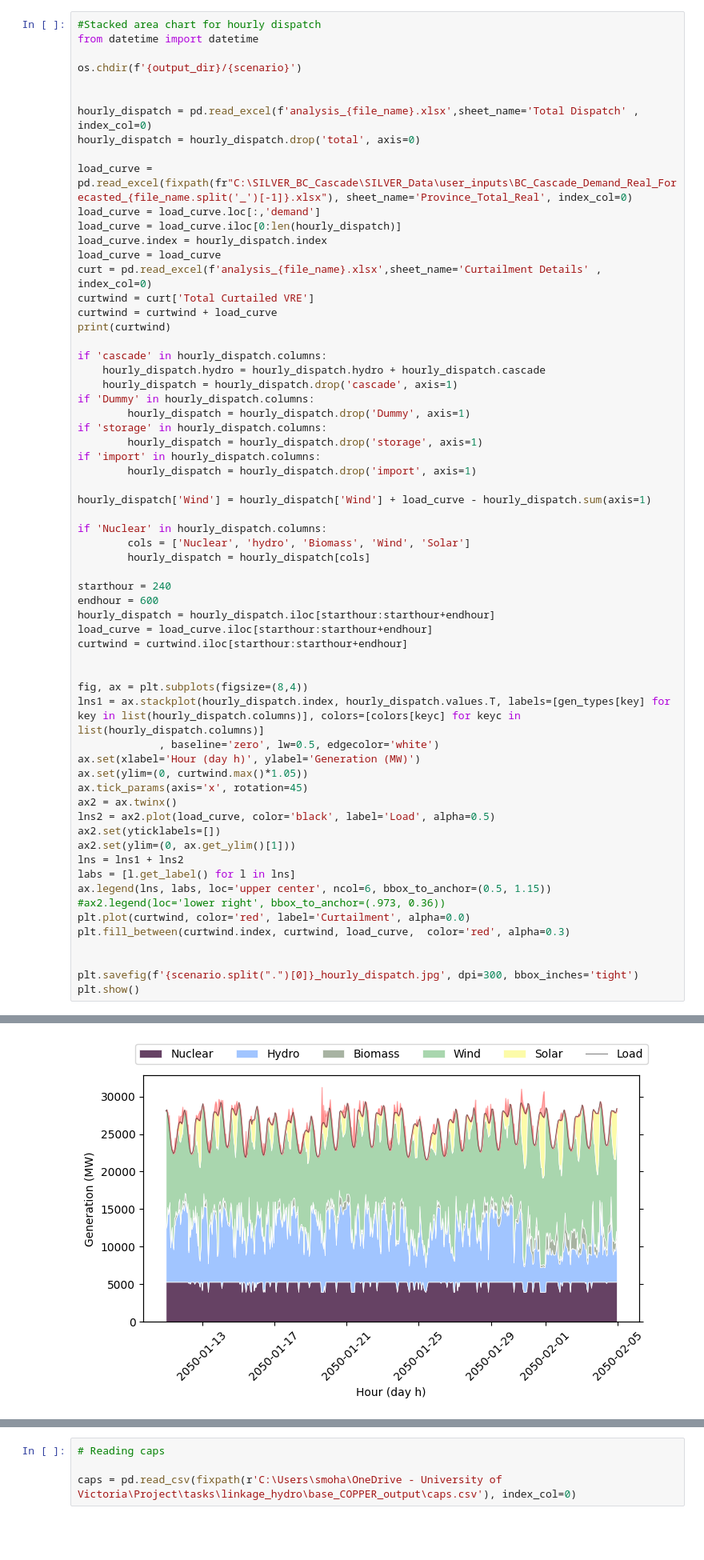
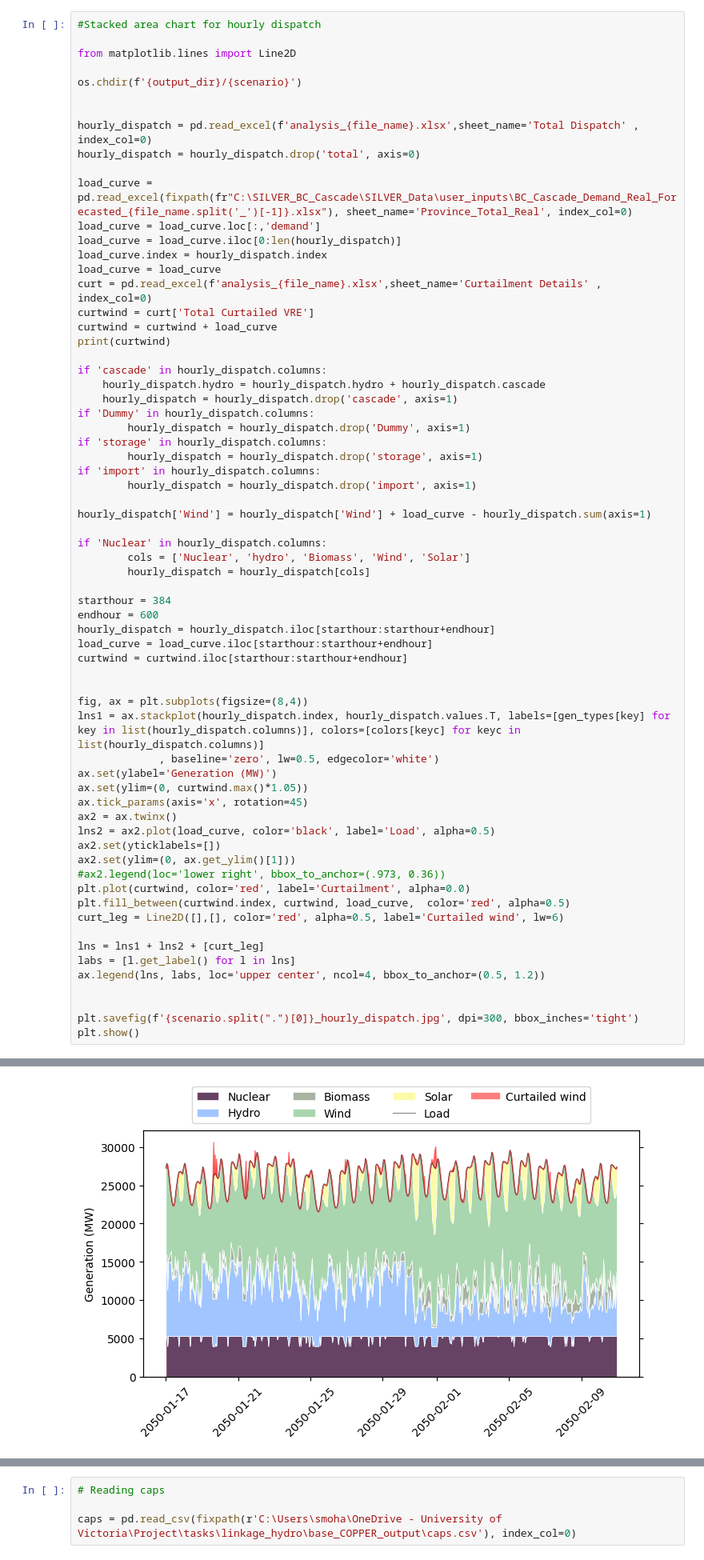
Before and after one commit to smmiri/COPPER_improvement, a Jupyter notebook: visualization/visualization_SILVER.ipynb, the cells around one changed output, grey strips where cells are left out. Shown: that part at 80% size. Drawn from its saved outputs; the diff is of its cells as text; blank space fills up the shorter version.

```diff
--- a/visualization/visualization_SILVER.ipynb
+++ b/visualization/visualization_SILVER.ipynb
@@ -110,7 +110,8 @@ plt.show()
 [figure]
 # %%
 #Stacked area chart for hourly dispatch
-from datetime import datetime
+
+from matplotlib.lines import Line2D
 
 os.chdir(f'{output_dir}/{scenario}')
 
@@ -144,7 +145,7 @@ if 'Nuclear' in hourly_dispatch.columns:
         cols = ['Nuclear', 'hydro', 'Biomass', 'Wind', 'Solar']
         hourly_dispatch = hourly_dispatch[cols]
 
-starthour = 240
+starthour = 384
 endhour = 600
 hourly_dispatch = hourly_dispatch.iloc[starthour:starthour+endhour]
 load_curve = load_curve.iloc[starthour:starthour+endhour]
@@ -154,19 +155,21 @@ curtwind = curtwind.iloc[starthour:starthour+endhour]
 fig, ax = plt.subplots(figsize=(8,4))
 lns1 = ax.stackplot(hourly_dispatch.index, hourly_dispatch.values.T, labels=[gen_types[key] for key in list(hourly_dispatch.columns)], colors=[colors[keyc] for keyc in list(hourly_dispatch.columns)]
              , baseline='zero', lw=0.5, edgecolor='white')
-ax.set(xlabel='Hour (day h)', ylabel='Generation (MW)')
+ax.set(ylabel='Generation (MW)')
 ax.set(ylim=(0, curtwind.max()*1.05))
 ax.tick_params(axis='x', rotation=45)
 ax2 = ax.twinx()
 lns2 = ax2.plot(load_curve, color='black', label='Load', alpha=0.5)
 ax2.set(yticklabels=[])
 ax2.set(ylim=(0, ax.get_ylim()[1]))
-lns = lns1 + lns2
-labs = [l.get_label() for l in lns]
-ax.legend(lns, labs, loc='upper center', ncol=6, bbox_to_anchor=(0.5, 1.15))
 #ax2.legend(loc='lower right', bbox_to_anchor=(.973, 0.36))
 plt.plot(curtwind, color='red', label='Curtailment', alpha=0.0)
-plt.fill_between(curtwind.index, curtwind, load_curve,  color='red', alpha=0.3)
+plt.fill_between(curtwind.index, curtwind, load_curve,  color='red', alpha=0.5)
+curt_leg = Line2D([],[], color='red', alpha=0.5, label='Curtailed wind', lw=6)
+
+lns = lns1 + lns2 + [curt_leg]
+labs = [l.get_label() for l in lns]
+ax.legend(lns, labs, loc='upper center', ncol=4, bbox_to_anchor=(0.5, 1.2))
 
 
 plt.savefig(f'{scenario.split(".")[0]}_hourly_dispatch.jpg', dpi=300, bbox_inches='tight')
@@ -184,7 +187,7 @@ plt.show()
 curtailed percentage             NaN
 total                            NaN
 Length: 1442, dtype: float64
-[figure, old version]
+[figure, new version]
 # %%
 # Chart for total dispatched and curtailed wind and solar
 
```
Also changed, not shown: parts of 6 cells of this notebook, 1 other file.
